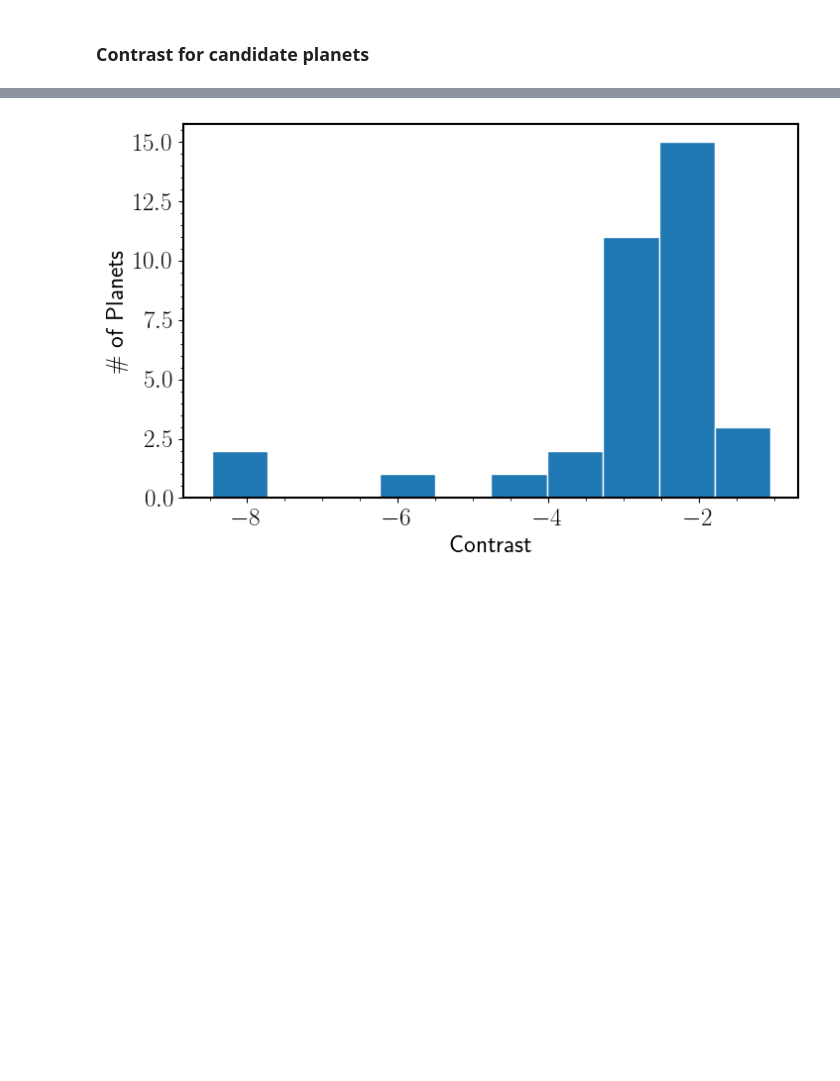
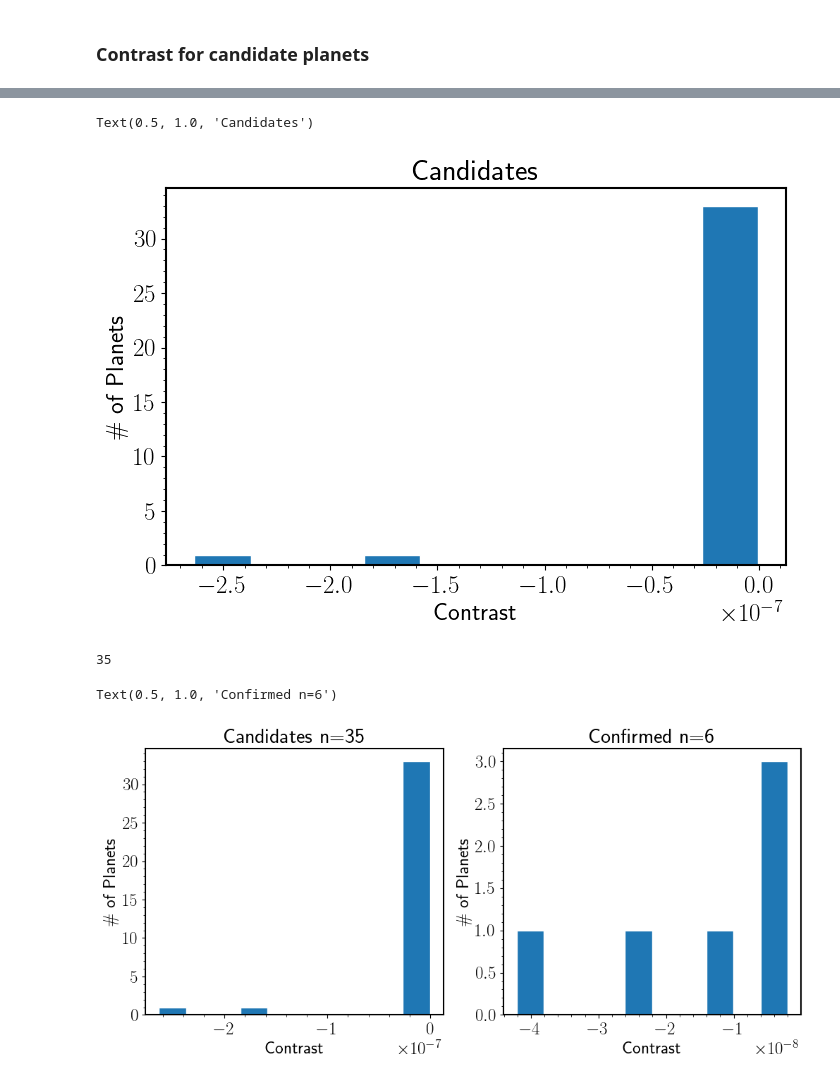
Before and after one commit to lupitatovar/Cool-Worlds, a Jupyter notebook: notebooks/Reflected_light.ipynb, the cells around one changed output, grey strips where cells are left out. Cells and saved outputs as stored; diff of their text form; code cells hidden in the pictures; blank space fills up the shorter version.

```diff
--- a/notebooks/Reflected_light.ipynb
+++ b/notebooks/Reflected_light.ipynb
@@ -248,7 +319,7 @@ plt.minorticks_on()
 dmag_cand = []
 
 for i in range (0,len(candidates)):
-    dmag2 = contrast(.33,12.67,candidates['Radius'].values[i],candidates['semi_au'].values[i])
+    dmag2 = contrast(.33,.3,rad_cand_au.value[i],candidates['semi_au'].values[i])
     dmag_cand = np.append(dmag_cand,dmag2)
     #print (dmag_conf)
 # %%
@@ -266,5 +339,28 @@ plt.hist(dmag_cand,edgecolor='white')
 plt.xlabel('Contrast')
 plt.ylabel('\# of Planets')
 plt.minorticks_on()
+plt.title('Candidates')
 # %% [output]
+Text(0.5, 1.0, 'Candidates')
-[figure, old version]
+[figure, new version]
+# %%
+len(candidates)
+# %% [output]
+35
+# %%
+fig,axs = plt.subplots(1,2, figsize=(12,5), facecolor='w', edgecolor='k')
+
+axs[0].hist(dmag_cand,edgecolor='white')
+axs[0].set_xlabel('Contrast')
+axs[0].set_ylabel('\# of Planets')
+axs[0].minorticks_on()
+axs[0].set_title('Candidates n=35')
+
+axs[1].hist(dmag_conf,edgecolor='white')
+axs[1].set_xlabel('Contrast')
+axs[1].set_ylabel('\# of Planets')
+axs[1].minorticks_on()
+axs[1].set_title('Confirmed n=6')
+# %% [output]
+Text(0.5, 1.0, 'Confirmed n=6')
+[figure, added]
```
Also changed, not shown: parts of 30 cells of this notebook, 3 other files.
